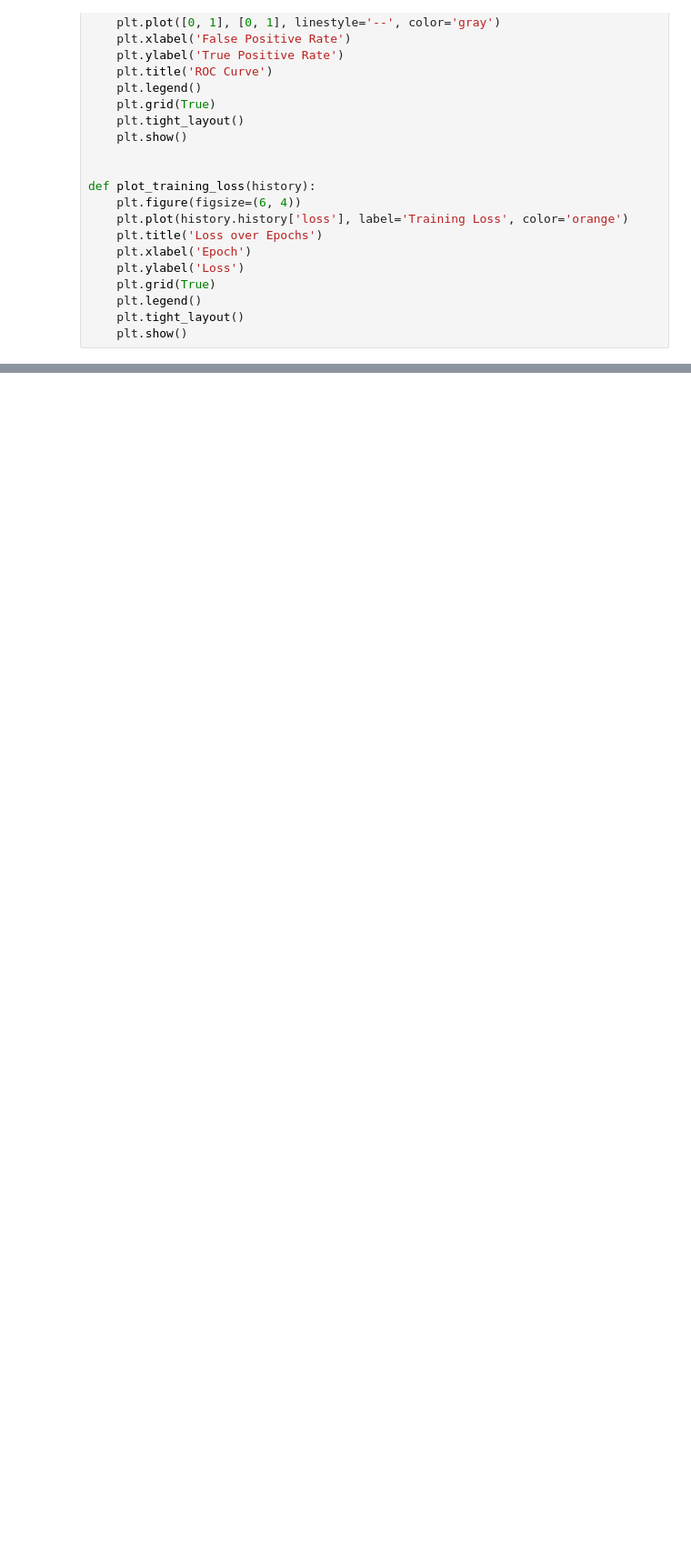
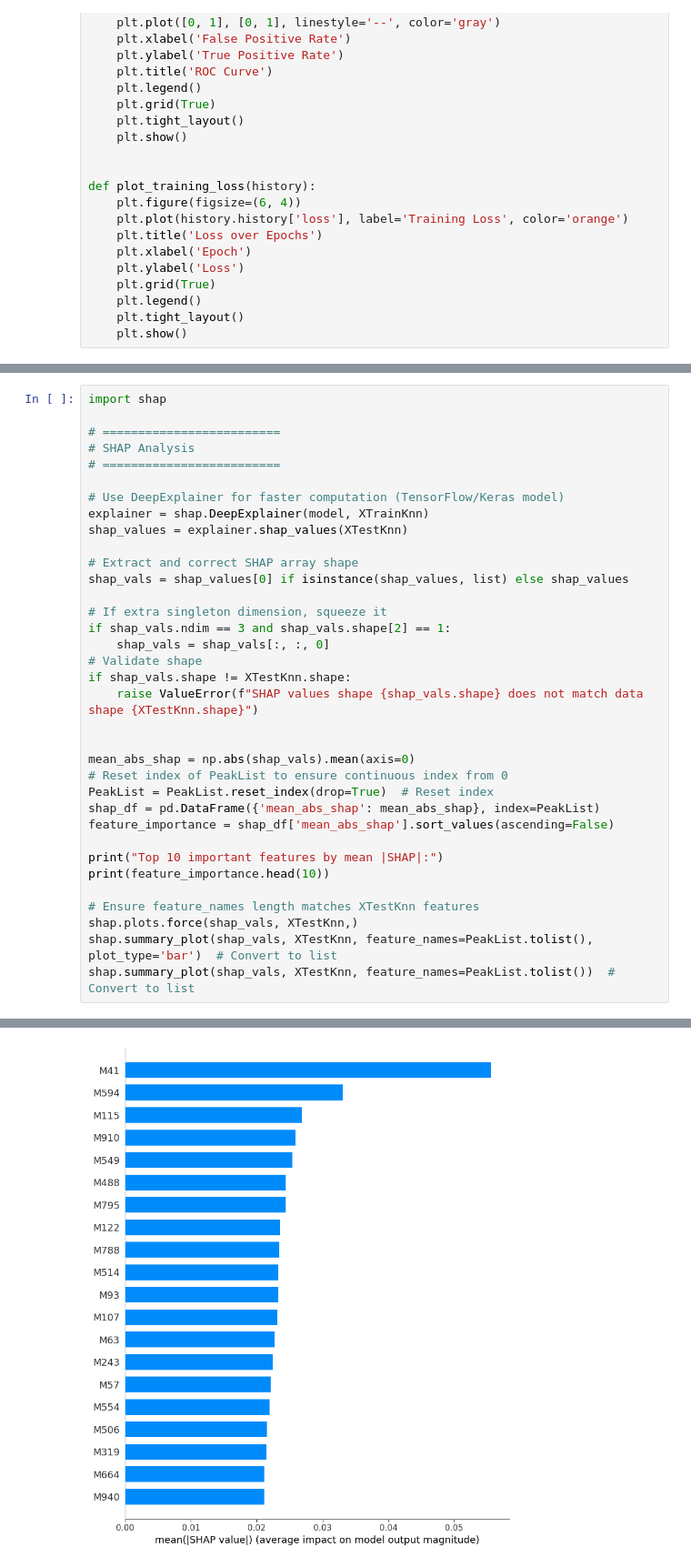
Before and after one commit to JingwenLuo7/MLAILS-2025, a Jupyter notebook: Project_01/ANNLinSig_MTBLS136.ipynb, the cells around one changed output, grey strips where cells are left out. Shown at 91% size. Saved outputs shown, nothing was run; the diff lists cells and outputs as text; blank space fills up the shorter version.

Commit message:
Add feature importance

```diff
--- a/Project_01/ANNLinSig_MTBLS136.ipynb
+++ b/Project_01/ANNLinSig_MTBLS136.ipynb
@@ -376,0 +379,36 @@ Specificity: 0.727
+# %%
+import shap
+
+# =========================
+# SHAP Analysis
+# =========================
+
+# Use DeepExplainer for faster computation (TensorFlow/Keras model)
+explainer = shap.DeepExplainer(model, XTrainKnn)
+shap_values = explainer.shap_values(XTestKnn)
+
+# Extract and correct SHAP array shape
+shap_vals = shap_values[0] if isinstance(shap_values, list) else shap_values
+
+# If extra singleton dimension, squeeze it
+if shap_vals.ndim == 3 and shap_vals.shape[2] == 1:
+    shap_vals = shap_vals[:, :, 0]
+# Validate shape
+if shap_vals.shape != XTestKnn.shape:
+    raise ValueError(f"SHAP values shape {shap_vals.shape} does not match data shape {XTestKnn.shape}")
+
+
+mean_abs_shap = np.abs(shap_vals).mean(axis=0)
+# Reset index of PeakList to ensure continuous index from 0
+PeakList = PeakList.reset_index(drop=True)  # Reset index
+shap_df = pd.DataFrame({'mean_abs_shap': mean_abs_shap}, index=PeakList)
+feature_importance = shap_df['mean_abs_shap'].sort_values(ascending=False)
+
+print("Top 10 important features by mean |SHAP|:")
+print(feature_importance.head(10))
+
+# Ensure feature_names length matches XTestKnn features
+shap.plots.force(shap_vals, XTestKnn,)
+shap.summary_plot(shap_vals, XTestKnn, feature_names=PeakList.tolist(), plot_type='bar')  # Convert to list
+shap.summary_plot(shap_vals, XTestKnn, feature_names=PeakList.tolist())  # Convert to list
+# %% [output]
@@ -376,0 +428 @@ Specificity: 0.727
+[figure, added]
```
Also changed, not shown: parts of 6 cells of this notebook.
